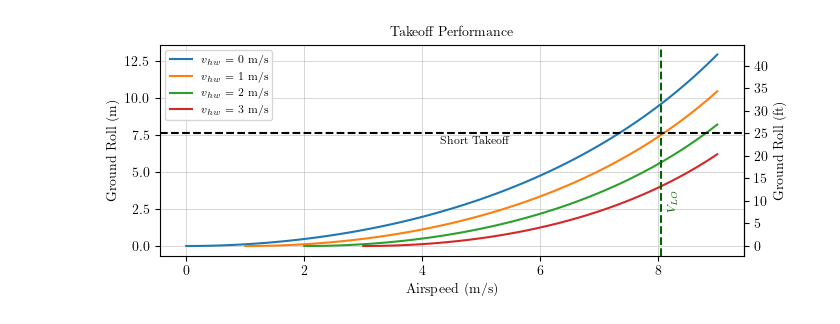
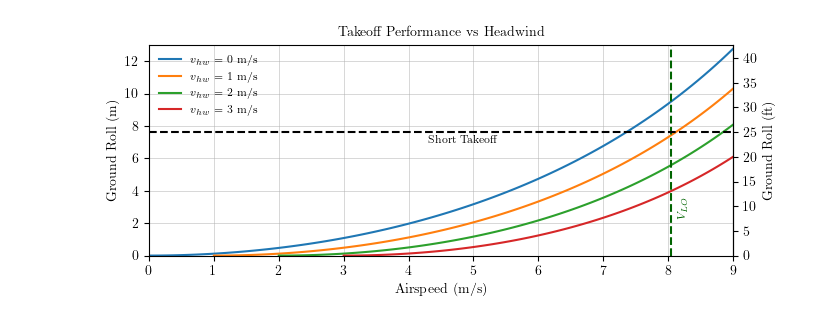
Before and after one commit to LOCKEDIN-MARTIN/wyvern, a Jupyter notebook: scripts/fdr_design/takeoff_analysis.ipynb, the cells around one changed output. Cells and saved outputs as stored; diff of their text form; code cells hidden in the pictures.

```diff
--- a/scripts/fdr_design/takeoff_analysis.ipynb
+++ b/scripts/fdr_design/takeoff_analysis.ipynb
@@ -37,29 +37,32 @@ Takeoff distance: 4.04 m = 13.27 ft
 # %%
 from matplotlib import pyplot as plt
 from matplotlib import rcParams
 
 rcParams["text.usetex"] = True
 # use computer modern serif font for all text
 rcParams["font.family"] = "serif"
 # plt.style.use("dark_background")
 
 plt.figure(figsize=(7,3))
 
 for i, v_hw in enumerate(v_hw_vals):
     plt.plot(v_series[i], s_series[i], label="$v_{hw}$" + f" = {v_hw} m/s")
 plt.axvline(8.05, color="darkgreen", linestyle="--", label="_")
 plt.text(8.15, 2.2, "$V_{LO}$", fontsize=8, color="darkgreen", ha="left", va="bottom", rotation=90)
 plt.axhline(7.62, color="black", linestyle="--", label="_")
 plt.text(4.3, 7.42, "Short Takeoff", fontsize=8, color="black", ha="left", va="top")
 ax_ft = plt.gca().secondary_yaxis('right', functions=(lambda x: x*3.281, lambda x: x/3.281))
 ax_ft.set_ylabel("Ground Roll (ft)")
 ax_ft.set_yticks(np.arange(0, 45, 5))
 plt.xlabel("Airspeed (m/s)")
 plt.ylabel("Ground Roll (m)")
 plt.grid(linewidth=0.5, alpha=0.7)
-plt.title("Takeoff Performance", fontsize=10)
+plt.title("Takeoff Performance vs Headwind", fontsize=10)
 plt.tight_layout()
-plt.legend(fontsize=8)
+plt.ylim(0, 13)
+plt.xlim(0, v_max)
+plt.xticks(np.arange(0, v_max+1, 1))
+plt.legend(fontsize=8, frameon=False, loc="upper left")
 plt.savefig("takeoff_distance.pdf", bbox_inches="tight")
 # %% [output]
-[figure, old version]
+[figure, new version]
```
Also changed, not shown: parts of 1 cell of this notebook, 6 other files.
